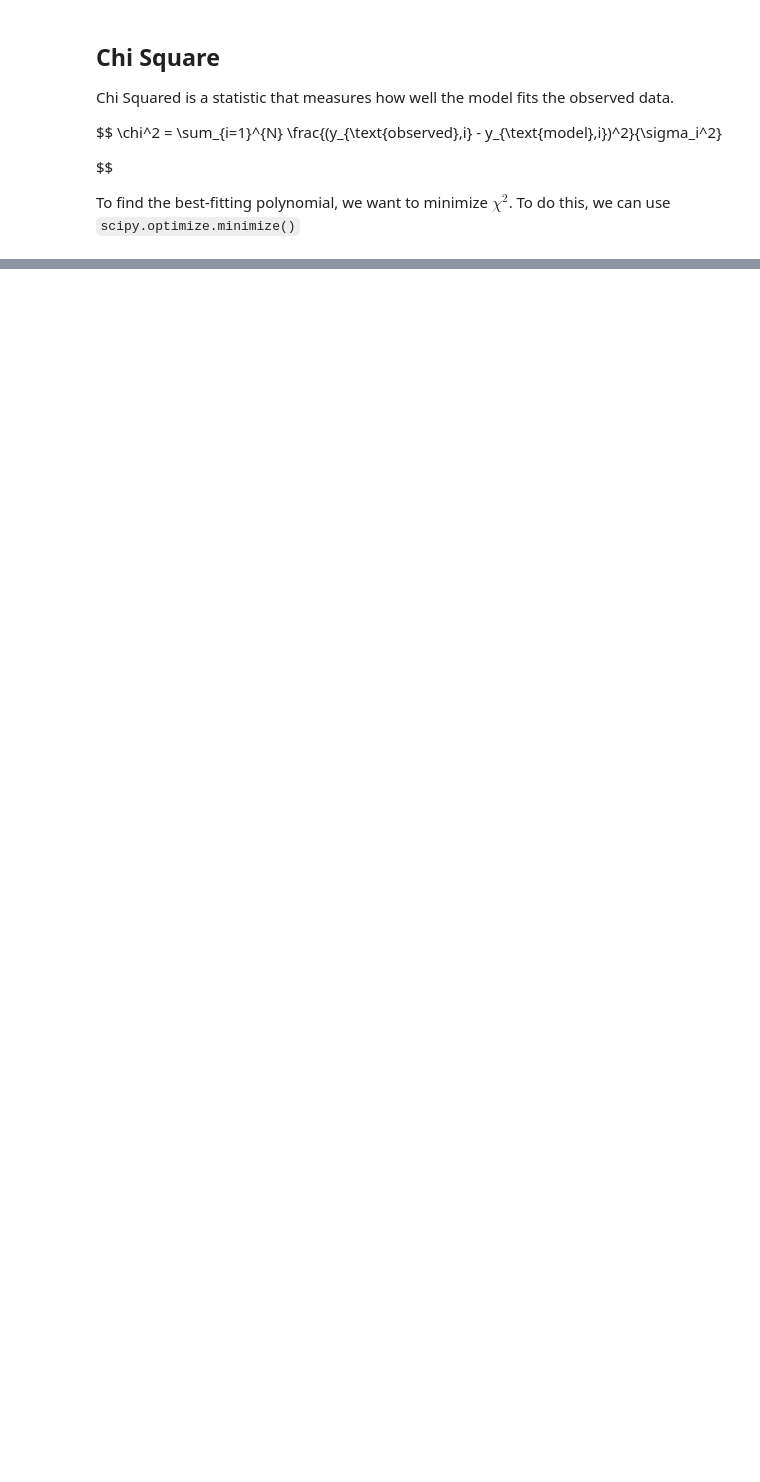
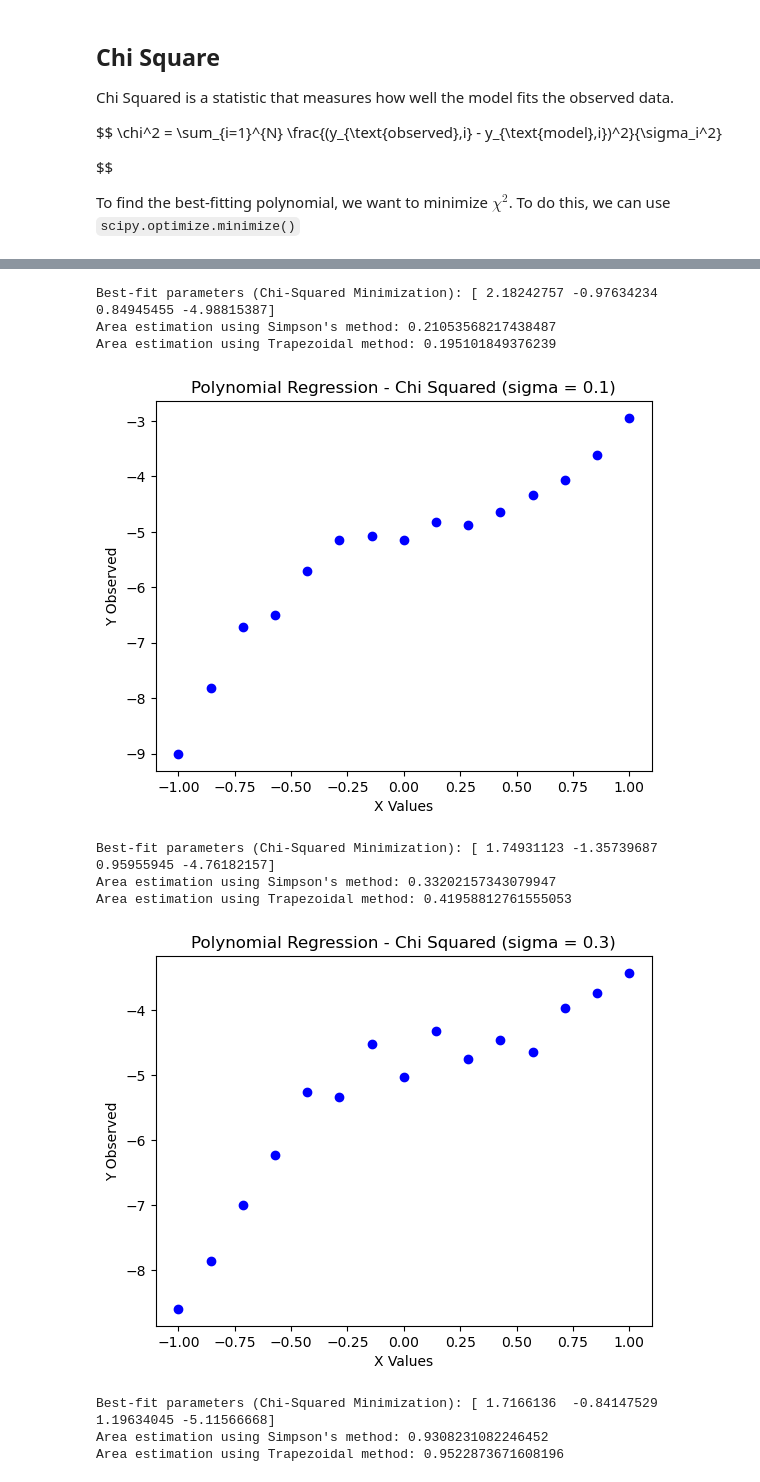
Before and after one commit to pmehta17/fermi, a Jupyter notebook: polynomial_prediction.ipynb, the cells around one changed output, grey strips where cells are left out. Drawn from its saved outputs; the diff is of its cells as text; code cells hidden in the pictures; blank space fills up the shorter version.

```diff
--- a/polynomial_prediction.ipynb
+++ b/polynomial_prediction.ipynb
@@ -58,0 +68,75 @@ NameError: name 'PolynomialRegressionBase' is not defined
+# %%
+# Example
+
+from PolynomialRegressionChiSquared import PolynomialRegressionChiSquared
+chi_sq = PolynomialRegressionChiSquared(sigma = 0.1)
+print(f"X values: {chi_sq.x_values}")
+print(f"Y True: {chi_sq.y_true}")
+print(f"Y Observed: {chi_sq.y_observed}")
+
+plt.scatter(chi_sq.x_values, chi_sq.y_observed, color = 'blue')
+plt.title("Polynomial Regression - Chi Squared (sigma = 0.1")
+
+chi_sq.minimize_chi_square()
+# %%
+import matplotlib.pyplot as plt
+import numpy as np
+from PolynomialRegressionChiSquared import PolynomialRegressionChiSquared
+from scipy.integrate import simps
+from scipy.integrate import trapz
+
+
+
+## arrays to hold area
+chi_sq_simps = np.zeros(5)
+chi_sq_trapz = np.zeros(5)
+
+
+# Define constants
+SIGMA_START = 0.1
+SIGMA_END = 0.9
+SIGMA_STEP = 0.2
+
+
+# Loop over the range of sigma values
+for i, sigma in enumerate(np.arange(SIGMA_START, SIGMA_END + SIGMA_STEP, SIGMA_STEP)):
+    # Create a PolynomialRegressionChiSquared object
+    chi_sq = PolynomialRegressionChiSquared(sigma=sigma)
+
+    # Plot the observed data
+    plt.figure()  # Create a new figure
+    plt.scatter(chi_sq.x_values, chi_sq.y_observed, color='blue')
+
+    # Set title and labels
+    plt.title(f"Polynomial Regression - Chi Squared (sigma = {sigma:.1f})")
+    plt.xlabel('X Values')
+    plt.ylabel('Y Observed')
+
+    # Minimize the chi-squared
+    try:
+        chi_sq.minimize_chi_square()  # Minimize function
+    except Exception as e:
+        print(f"Error in minimizing chi square for sigma = {sigma}: {e}")
+
+    # Integration using Simpson's Rule
+    chi_sq_simps[i] = simps(np.abs(chi_sq.y_true - chi_sq.y_observed), chi_sq.x_values)
+    print(f"Area estimation using Simpson's method: {chi_sq_simps[i]}")
+
+    # Integration using Trapezoidal Rule
+    chi_sq_trapz[i] = trapz(np.abs(chi_sq.y_true - chi_sq.y_observed), chi_sq.x_values)
+    print(f"Area estimation using Trapezoidal method: {chi_sq_trapz[i]}")
+
+    # Show the plot inline
+    plt.show()
+# %% [output]
+Best-fit parameters (Chi-Squared Minimization): [ 2.18242757 -0.97634234  0.84945455 -4.98815387]
+Area estimation using Simpson's method: 0.21053568217438487
+Area estimation using Trapezoidal method: 0.195101849376239
+[figure, added]
+Best-fit parameters (Chi-Squared Minimization): [ 1.74931123 -1.35739687  0.95955945 -4.76182157]
+Area estimation using Simpson's method: 0.33202157343079947
+Area estimation using Trapezoidal method: 0.41958812761555053
+[figure, added]
+Best-fit parameters (Chi-Squared Minimization): [ 1.7166136  -0.84147529  1.19634045 -5.11566668]
+Area estimation using Simpson's method: 0.9308231082246452
+Area estimation using Trapezoidal method: 0.9522873671608196
```
Also changed, not shown: parts of 7 cells of this notebook, 3 other files.
